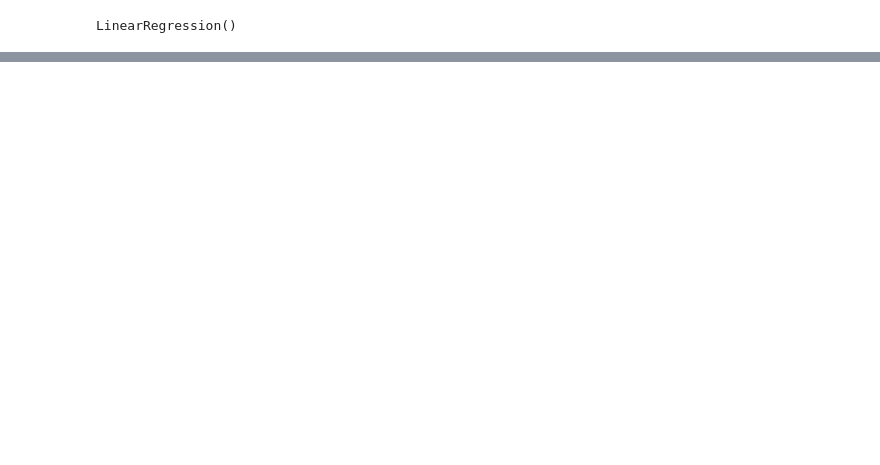
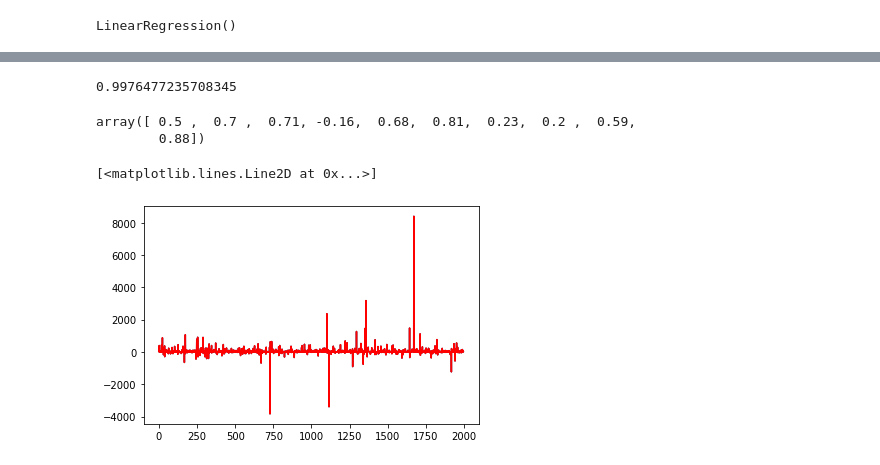
Before and after one commit to LuvGupta19/Data_Analyst_Internship_TheSparksFoundation, a Jupyter notebook: SampleSuperStore.ipynb, the cells around one changed output, grey strips where cells are left out. Cells and saved outputs as stored; diff of their text form; code cells hidden in the pictures; blank space fills up the shorter version.

```diff
--- a/SampleSuperStore.ipynb
+++ b/SampleSuperStore.ipynb
@@ -558,0 +564,5 @@ plt.plot(y_pred)
+# %%
+y_pred = reg.predict(X_test)
+
+print(np.concatenate((y_pred.reshape(len(y_pred),1), y_test.reshape(len(y_test),1)),1))
+np.set_printoptions(precision=2)
@@ -558,0 +587,20 @@ plt.plot(y_pred)
+# %%
+r2_score(y_test, y_pred)
+# %% [output]
+0.9976477235708345
+# %%
+from sklearn.model_selection import KFold
+from sklearn.model_selection import cross_val_score
+cv = KFold(n_splits=10, random_state=1, shuffle=True)
+
+scores = cross_val_score(reg, X_train, y_train, scoring='r2', cv=10)
+scores
+# %% [output]
+array([ 0.5 ,  0.7 ,  0.71, -0.16,  0.68,  0.81,  0.23,  0.2 ,  0.59,
+        0.88])
+# %%
+plt.plot(y_test)
+plt.plot(y_pred, color="red")
+# %% [output]
+[<matplotlib.lines.Line2D at 0x...>]
+[figure, added]
```
Also changed, not shown: parts of 35 cells of this notebook.
